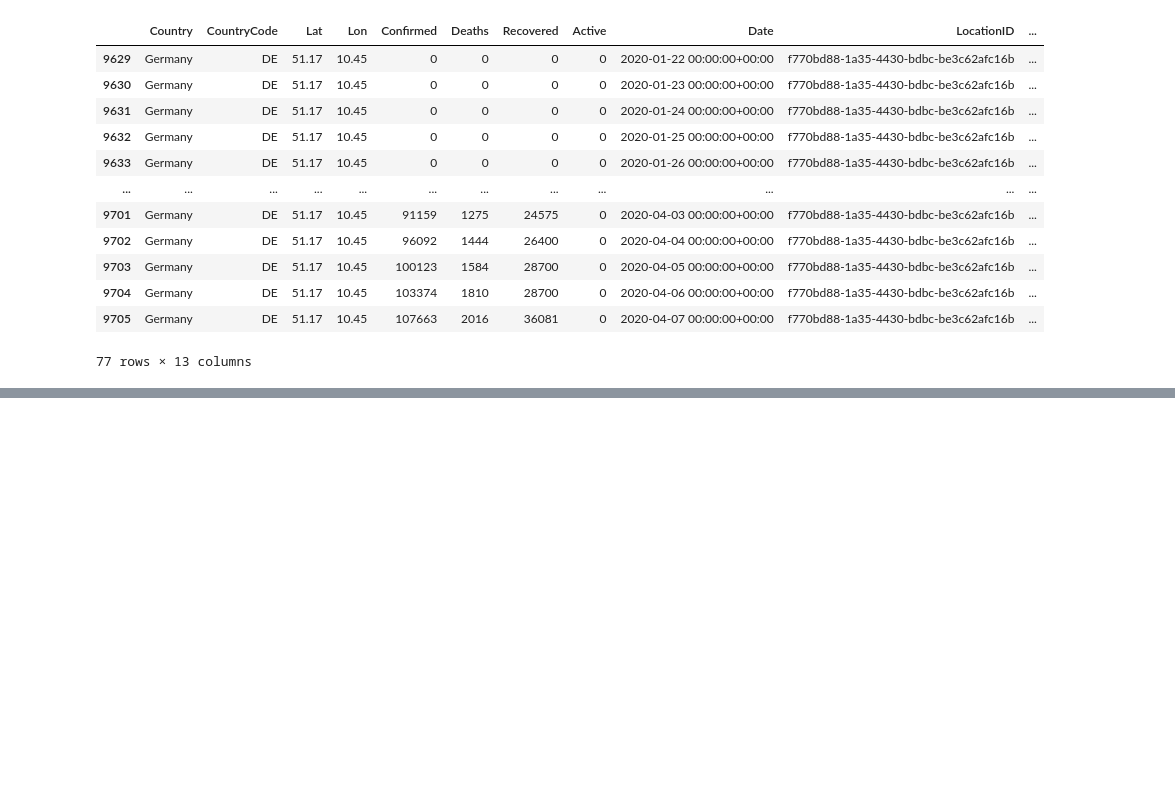
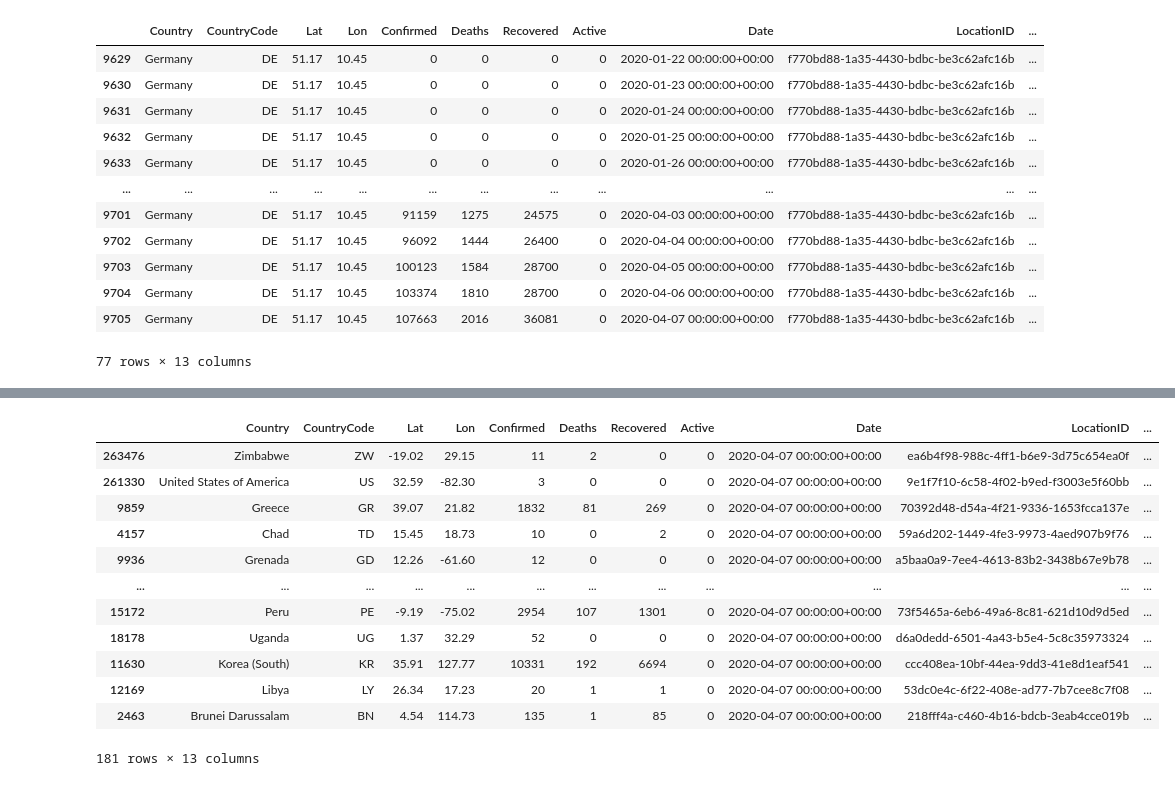
Before and after one commit to BitaNajd/DATA-THIEVES-COVID19, a Jupyter notebook: WiP/Bita/Read-Who-json-file.ipynb, the cells around one changed output, grey strips where cells are left out. Saved outputs shown, nothing was run; the diff lists cells and outputs as text; code cells hidden in the pictures; blank space fills up the shorter version.

```diff
--- a/WiP/Bita/Read-Who-json-file.ipynb
+++ b/WiP/Bita/Read-Who-json-file.ipynb
@@ -42,0 +146,16 @@ plt.scatter(df_who_Germany['Date'], df_who_Germany['Confirmed'])
+# %%
+df_who.sort_values('Date', ascending=False).drop_duplicates(['Country'])
+# %% [output]
+|  | Country | CountryCode | Lat | Lon | Confirmed | Deaths | Recovered | Active | Date | LocationID | ... |
+| 263476 | Zimbabwe | ZW | -19.02 | 29.15 | 11 | 2 | 0 | 0 | 2020-04-07 00:00:00+00:00 | ea6b4f98-988c-4ff1-b6e9-3d75c654ea0f | ... |
+| 261330 | United States of America | US | 32.59 | -82.30 | 3 | 0 | 0 | 0 | 2020-04-07 00:00:00+00:00 | 9e1f7f10-6c58-4f02-b9ed-f3003e5f60bb | ... |
+| 9859 | Greece | GR | 39.07 | 21.82 | 1832 | 81 | 269 | 0 | 2020-04-07 00:00:00+00:00 | 70392d48-d54a-4f21-9336-1653fcca137e | ... |
+| 4157 | Chad | TD | 15.45 | 18.73 | 10 | 0 | 2 | 0 | 2020-04-07 00:00:00+00:00 | 59a6d202-1449-4fe3-9973-4aed907b9f76 | ... |
+| 9936 | Grenada | GD | 12.26 | -61.60 | 12 | 0 | 0 | 0 | 2020-04-07 00:00:00+00:00 | a5baa0a9-7ee4-4613-83b2-3438b67e9b78 | ... |
+| ... | ... | ... | ... | ... | ... | ... | ... | ... | ... | ... | ... |
+| 15172 | Peru | PE | -9.19 | -75.02 | 2954 | 107 | 1301 | 0 | 2020-04-07 00:00:00+00:00 | 73f5465a-6eb6-49a6-8c81-621d10d9d5ed | ... |
+| 18178 | Uganda | UG | 1.37 | 32.29 | 52 | 0 | 0 | 0 | 2020-04-07 00:00:00+00:00 | d6a0dedd-6501-4a43-b5e4-5c8c35973324 | ... |
+| 11630 | Korea (South) | KR | 35.91 | 127.77 | 10331 | 192 | 6694 | 0 | 2020-04-07 00:00:00+00:00 | ccc408ea-10bf-44ea-9dd3-41e8d1eaf541 | ... |
+| 12169 | Libya | LY | 26.34 | 17.23 | 20 | 1 | 1 | 0 | 2020-04-07 00:00:00+00:00 | 53dc0e4c-6f22-408e-ad77-7b7cee8c7f08 | ... |
+| 2463 | Brunei Darussalam | BN | 4.54 | 114.73 | 135 | 1 | 85 | 0 | 2020-04-07 00:00:00+00:00 | 218fff4a-c460-4b16-bdcb-3eab4cce019b | ... |
+181 rows × 13 columns
```
Also changed, not shown: parts of 39 cells of this notebook, 15 other files.
